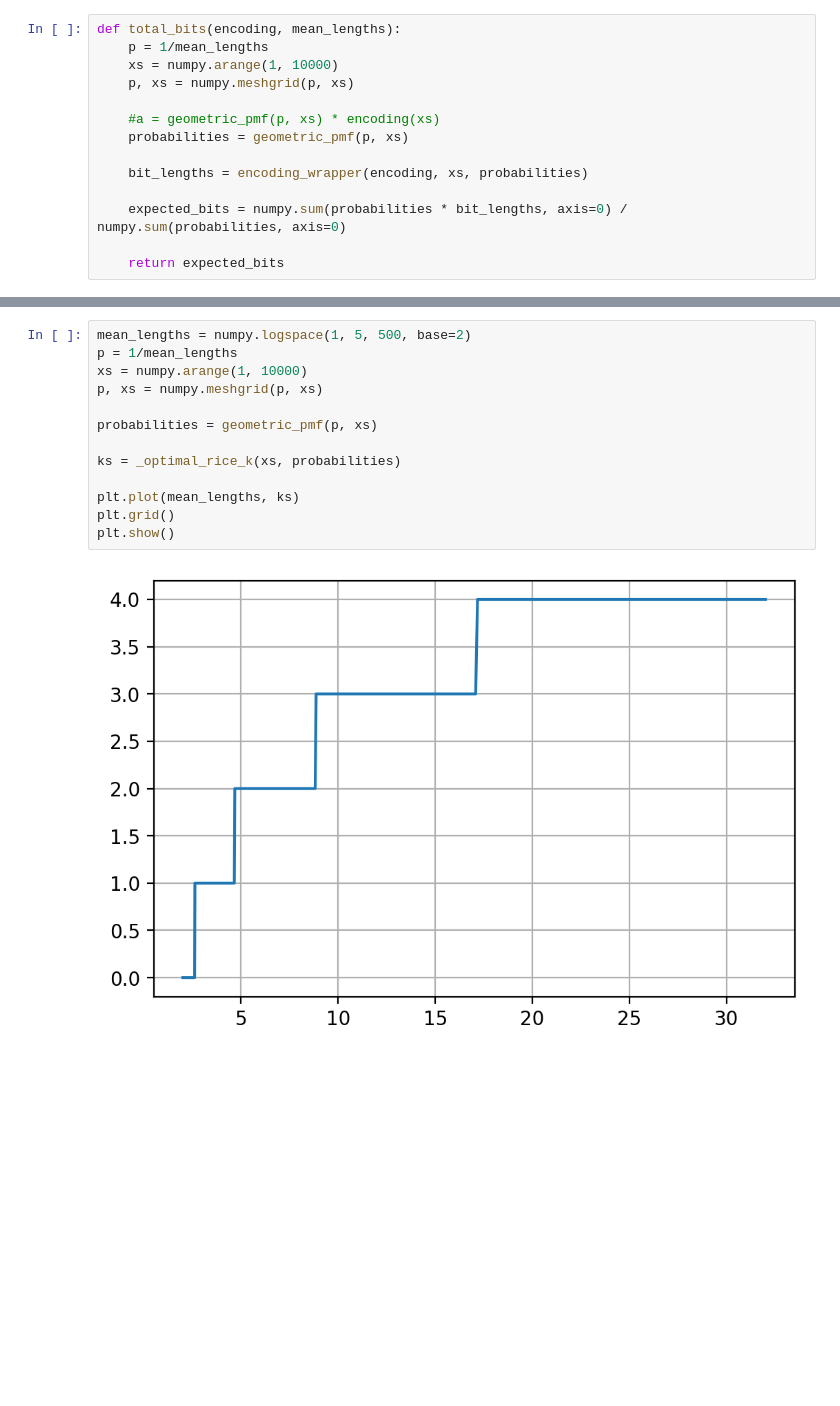
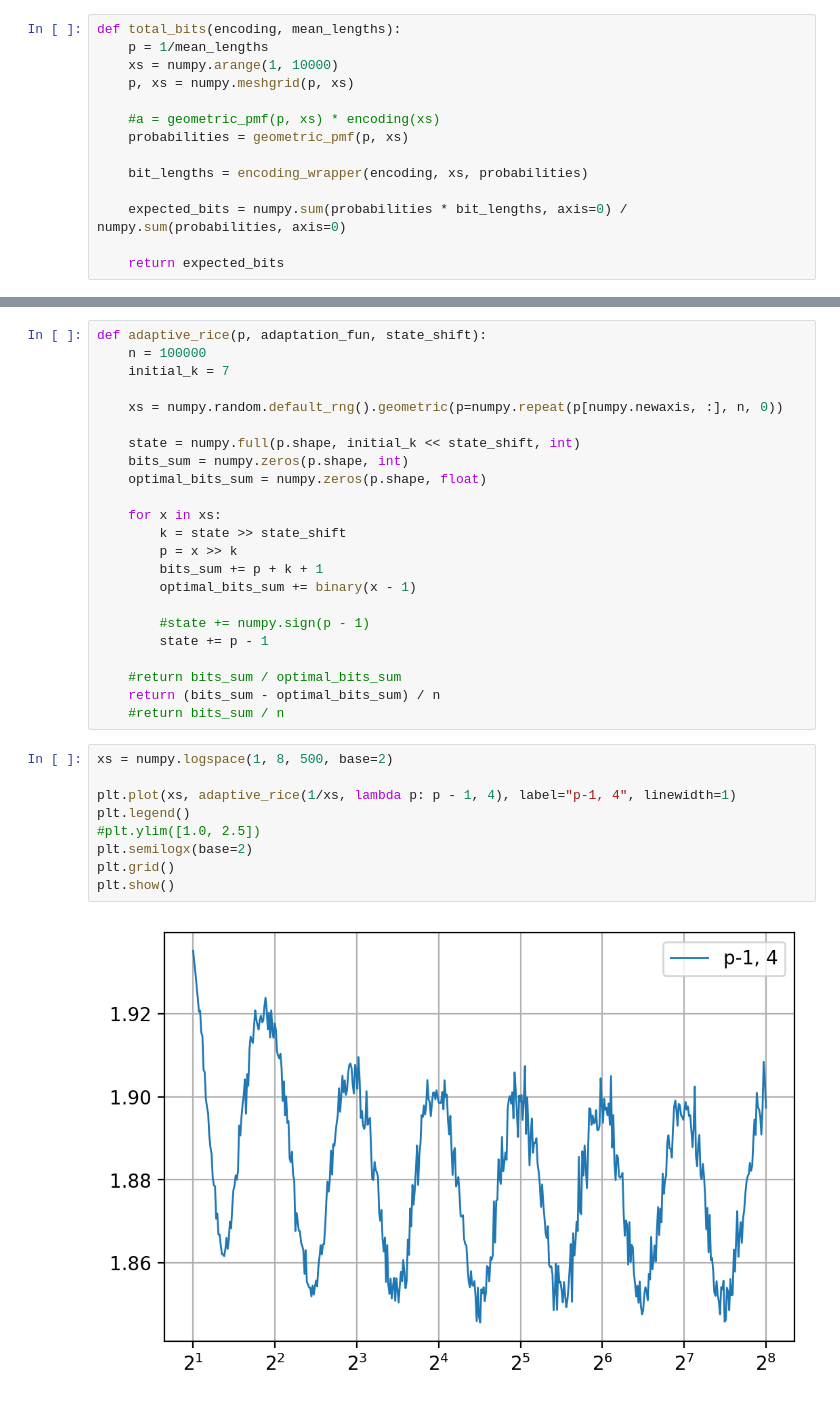
Before and after one commit to bluecube/tablog, a Jupyter notebook: jupyter/encoders.ipynb, the cells around one changed output, grey strips where cells are left out. Drawn from its saved outputs; the diff is of its cells as text; blank space fills up the shorter version.

```diff
--- a/jupyter/encoders.ipynb
+++ b/jupyter/encoders.ipynb
@@ -163,15 +153,34 @@ plot_encodings(numpy.arange(1, 32), lambda e, x: encoding_wrapper(e, x, 1), sepa
 # %%
-mean_lengths = numpy.logspace(1, 5, 500, base=2)
-p = 1/mean_lengths
-xs = numpy.arange(1, 10000)
-p, xs = numpy.meshgrid(p, xs)
+def adaptive_rice(p, adaptation_fun, state_shift):
+    n = 100000
+    initial_k = 7
 
-probabilities = geometric_pmf(p, xs)
+    xs = numpy.random.default_rng().geometric(p=numpy.repeat(p[numpy.newaxis, :], n, 0))
 
-ks = _optimal_rice_k(xs, probabilities)
+    state = numpy.full(p.shape, initial_k << state_shift, int)
+    bits_sum = numpy.zeros(p.shape, int)
+    optimal_bits_sum = numpy.zeros(p.shape, float)
 
-plt.plot(mean_lengths, ks)
-plt.grid()
-plt.show()
+    for x in xs:
+        k = state >> state_shift
+        p = x >> k
+        bits_sum += p + k + 1
+        optimal_bits_sum += binary(x - 1)
+
+        #state += numpy.sign(p - 1)
+        state += p - 1
+
+    #return bits_sum / optimal_bits_sum
+    return (bits_sum - optimal_bits_sum) / n
+    #return bits_sum / n
-# %% [output]
-[figure, removed]
+# %%
+xs = numpy.logspace(1, 8, 500, base=2)
+
+plt.plot(xs, adaptive_rice(1/xs, lambda p: p - 1, 4), label="p-1, 4", linewidth=1)
+plt.legend()
+#plt.ylim([1.0, 2.5])
+plt.semilogx(base=2)
+plt.grid()
+plt.show()
+# %% [output]
+[figure, added]
```
Also changed, not shown: parts of 6 cells of this notebook.
